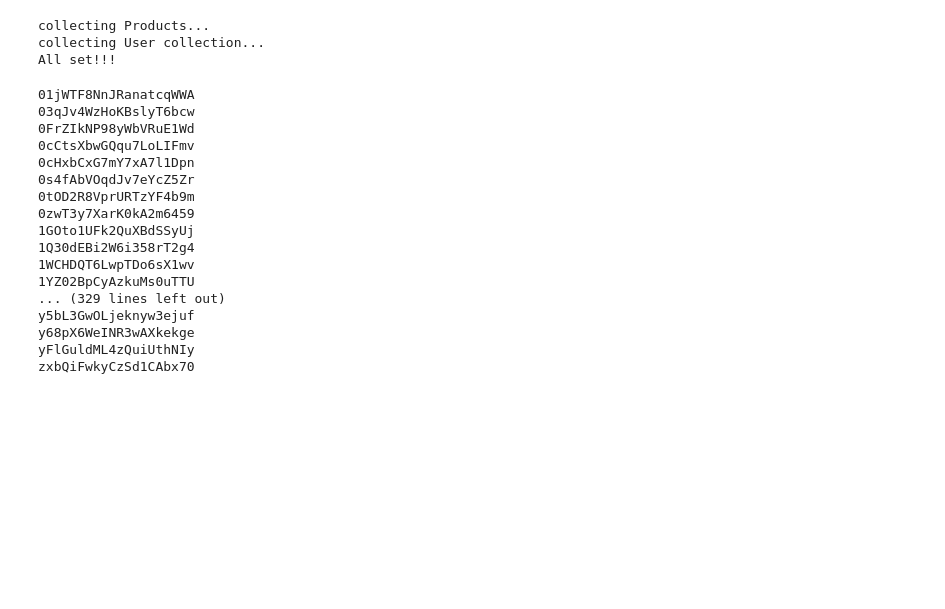
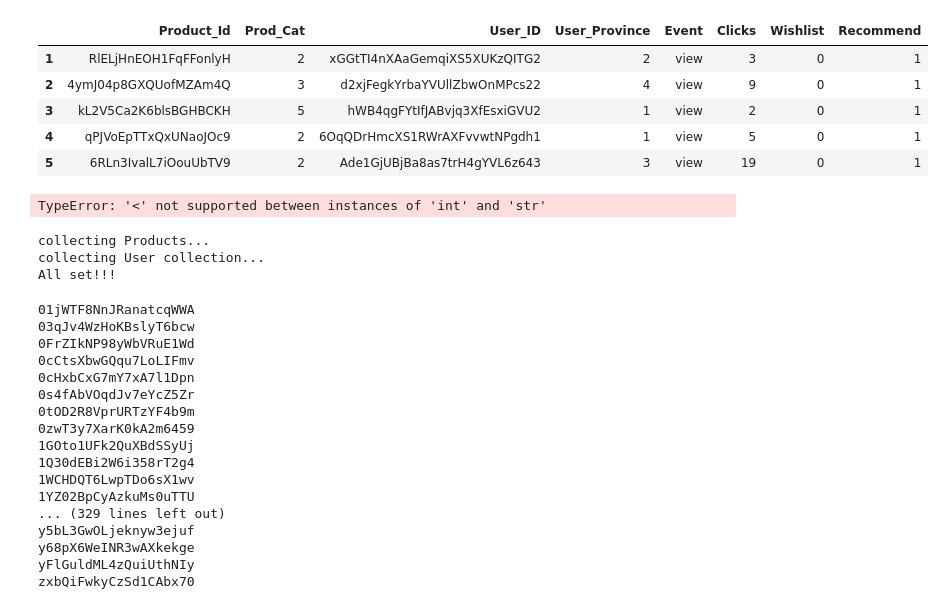
Before and after one commit to MmasehumeR/AI-Shopping-System-Admin, a Jupyter notebook: lib/decision_tree_ai/decision_tree.ipynb, the cells around one changed output. Drawn from its saved outputs; the diff is of its cells as text; code cells hidden in the pictures; blank space fills up the shorter version.

```diff
--- a/lib/decision_tree_ai/decision_tree.ipynb
+++ b/lib/decision_tree_ai/decision_tree.ipynb
@@ -25,0 +116,13 @@ if not firebase_admin._apps:
+# %%
+#Before loading dataset we declare our column names to easily identify each file in our data.
+
+col_names = ['Product_Id', 'Prod_Cat', 'User_ID', 'User_Province', 'Event', 'Clicks', 'Wishlist', 'Recommend']
+
+#loading our Dataset(To be slpit into Training and Validation Data)
+
+df.to_csv(r"C:\Users\14\Desktop\Final SD\AI-Shopping-System-v2-2\assets\decision_tree\decision_tree_data\clean_data.csv", index= False)
+
+pima = pd.read_csv("C:/Users/14/Desktop/Final SD/AI-Shopping-System-v2-2/assets/decision_tree/decision_tree_data/clean_data.csv", header=None, names = col_names)
+
+
+pima = pima.drop(labels=0, axis=0)
@@ -25,0 +182,9 @@ if not firebase_admin._apps:
+# %%
+pima.head()
+# %% [output]
+|  | Product_Id | Prod_Cat | User_ID | User_Province | Event | Clicks | Wishlist | Recommend |
+| 1 | RlELjHnEOH1FqFFonlyH | 2 | xGGtTI4nXAaGemqiXS5XUKzQITG2 | 2 | view | 3 | 0 | 1 |
+| 2 | 4ymJ04p8GXQUofMZAm4Q | 3 | d2xjFegkYrbaYVUllZbwOnMPcs22 | 4 | view | 9 | 0 | 1 |
+| 3 | kL2V5Ca2K6blsBGHBCKH | 5 | hWB4qgFYtIfJABvjq3XfEsxiGVU2 | 1 | view | 2 | 0 | 1 |
+| 4 | qPJVoEpTTxQxUNaoJOc9 | 2 | 6OqQDrHmcXS1RWrAXFvvwtNPgdh1 | 1 | view | 5 | 0 | 1 |
+| 5 | 6RLn3IvalL7iOouUbTV9 | 2 | Ade1GjUBjBa8as7trH4gYVL6z643 | 3 | view | 19 | 0 | 1 |
@@ -26,23 +193,19 @@ if not firebase_admin._apps:
 # %%
-#Before loading dataset we declare our column names to easily identify each file in our data.
-col_names = ['Prod_ID', 'Prod_Cat', 'User_ID', 'User_Province', 'Event', 'Clicks', 'Wishlist', 'Recommend']
+#----------------------------------------------------------------------------------------------MODEL TRAINING----------------------------------------------------------------------------------------------
+#--------------------------------------------------------------------------------------------------------------------------------------------------------------------------------------------------
+pimas = pd.read_csv(r"C:\Users\14\Desktop\Final SD\AI-Shopping-System-v2-2\assets\decision_tree\decision_tree_data\Train_Data.csv", names=col_names, skiprows=1)
 
-#loading our Dataset(To be slpit into Training and Validation Data)
-#Note: Test data will be fetched straight from the database, get compared to the training and validation we have to avoid testing
-#----- the model using the data it has seen already.
-
-pima = pd.read_csv("../../assets/decision_tree/decision_tree_data/Train_Data.csv", header=None, names=col_names)
 
 #Setting our decision features(attributes to be used in our decision making---Decision Tree)
 feature_cols = ['Prod_Cat', 'User_Province', 'Clicks', 'Wishlist']
 
 #Setting our X and y variables for our Model -- Using our "Recommend" Column as our label - Since this is a decision tree(Supervised Learning)
 #and our feature Columns as our x "terms"
-X = pima[feature_cols]
-y = pima.Recommend
+X = pimas[feature_cols]
+y = pimas.Recommend
 
-#Here we split our dataset into training set (75%) and validation set (25%) - (regarded as test in the following line)
-X_train, X_test, y_train, y_test = train_test_split(X, y, test_size=0.25, random_state=1)
+#Here we split our dataset into training set and validation set(regarded as test in the following line)
+X_train, X_test, y_train, y_test = train_test_split(X, y, test_size=0.25, random_state=1) # 70% training and 30% validation
 
 #Note: Validation set will be used to Validate(test) our model and eventually calculate our Model accuracy before and after Pruning
 # --- but not to recommend...
@@ -50,21 +213,8 @@ X_train, X_test, y_train, y_test = train_test_split(X, y, test_size=0.25, random
 #Here we declare our DecisionTreeClassifier as CLF and eventually train it using our train set and the criterion being "entropy"....
 clf = DecisionTreeClassifier(criterion="entropy")
 clf = clf.fit(X_train,y_train)
-
-#We Create two json objects provinceJson and categoryJson to map our provinces and categories, respectively, to numerical values
-#that the model can be able to train and make neccessary calculations with
-provinceJson =  '{ "Limpopo" : 1,"Gauteng" : 2,"Free State" : 3,"Western Cape" : 4,"KwaZulu-Natal" : 5,"North West" : 6,"Northern Cape" : 7,"Eastern Cape" : 8,"Mpumalanga" : 9}'
-
-categoryJson =  '{"Books" : 1, "Shoes" : 2, "Clothing" : 3, "Tech" : 4, "Kitchen" : 5}'
-
-loadProvinceJ = json.loads(provinceJson)
-
-loadCategoryJ = json.loads(categoryJson)
-
-#Here we keep track of all trained entries for later purposes...(Avoid testing the exact entries we've trained)
-# thus avoiding returning large lists as well......
-with open('../../assets/decision_tree/decision_tree_data/Train_Data.csv','r') as file1:
-    trainedEntries = [line for line in csv.reader(file1, delimiter=',')]
+# %% [output]
+TypeError: '<' not supported between instances of 'int' and 'str'
 # %%
 #Here we are collecting all our products from the database (all documents in firebase)
 print('collecting Products... ')
```
Also changed, not shown: parts of 9 cells of this notebook, 7 other files.
